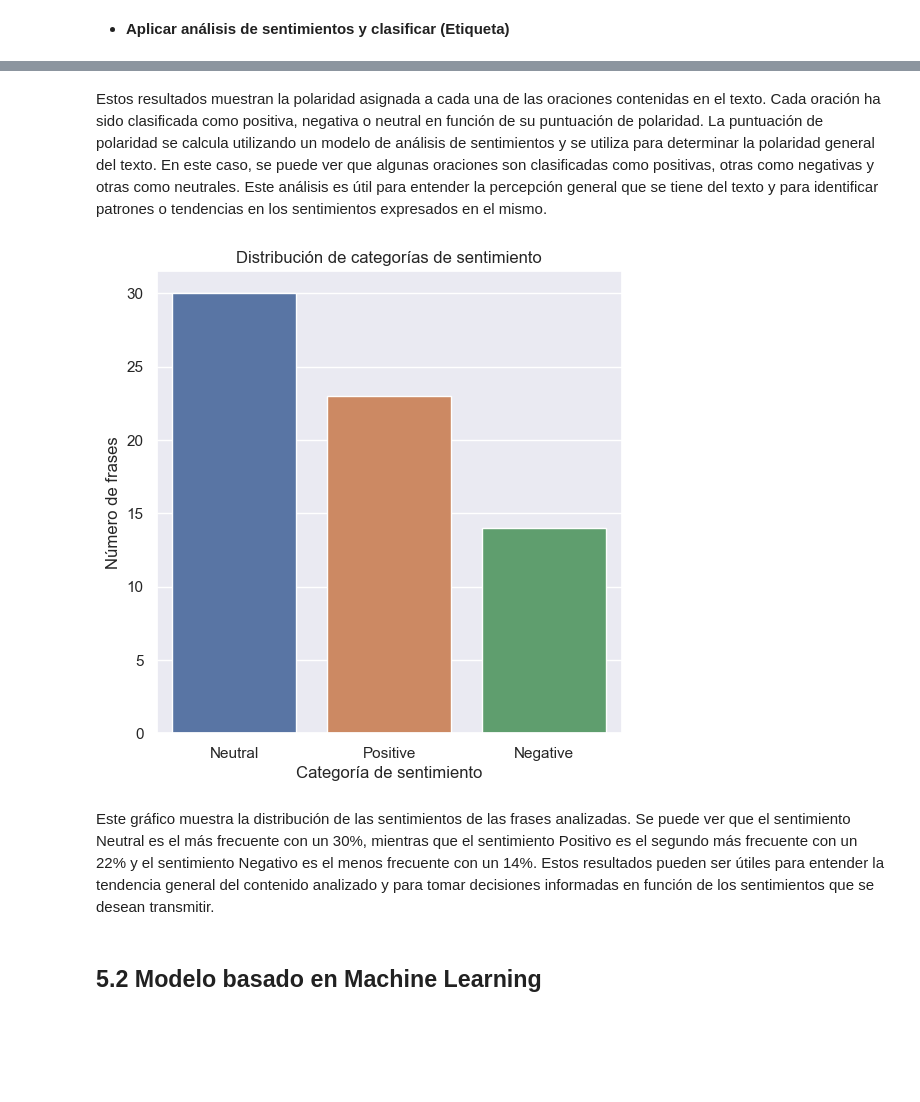
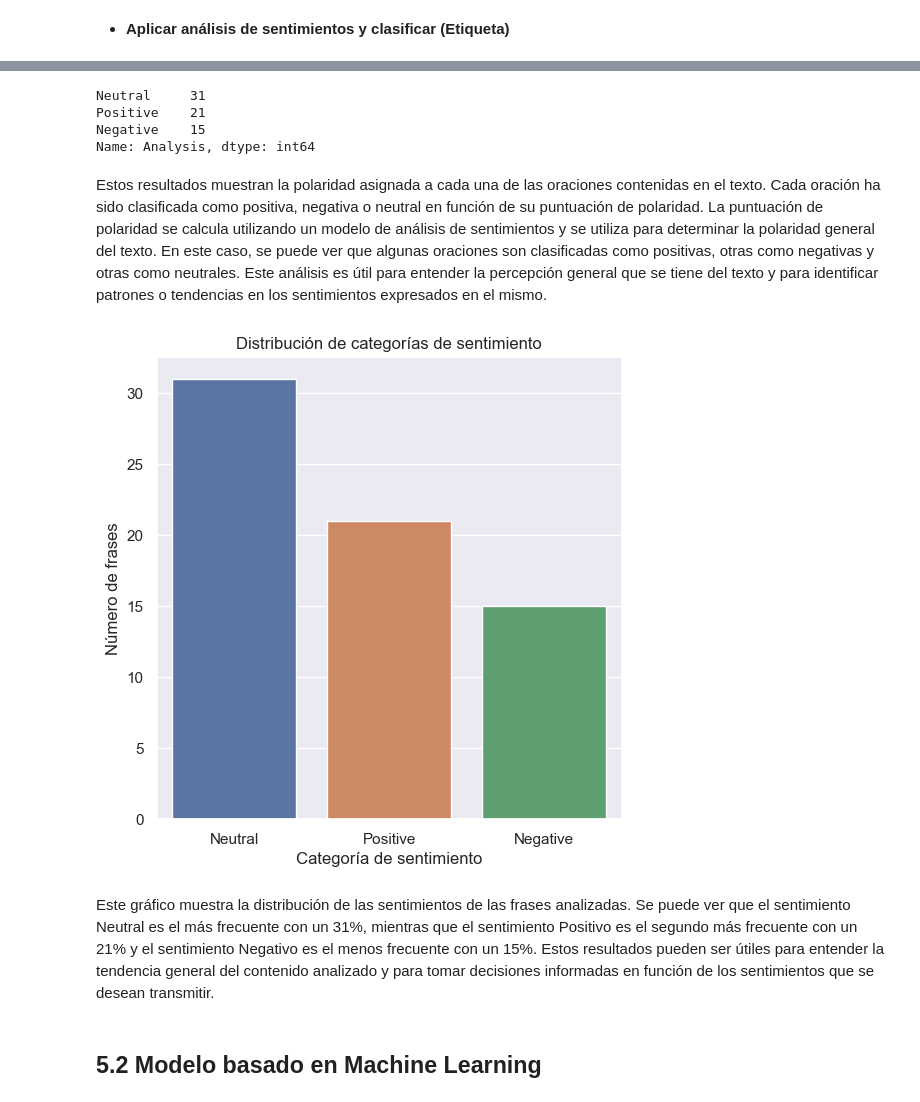
Before and after one commit to neiluz/IT_Academy_Spring9_Text_mining, a Jupyter notebook: Spring_9_textMinning.ipynb, the cells around one changed output, grey strips where cells are left out. Saved outputs shown, nothing was run; the diff lists cells and outputs as text; code cells hidden in the pictures; blank space fills up the shorter version.

```diff
--- a/Spring_9_textMinning.ipynb
+++ b/Spring_9_textMinning.ipynb
@@ -700,17 +777,0 @@ sentences_data
-# %%
-#Clasificación de Sentimiento basado en el Compound Score
-score = sentences_data['Compound'].values
-sentiment = []
-for i in score:
-    if i >= 0.05:
-        sentiment.append('Positive')
-    elif i <= -0.05:
-        sentiment.append('Negative')
-    else:
-        sentiment.append('Neutral')
-
-sentences_data['Sentiment'] = sentiment
-
-#nuevo dataframe con los resulto de la clasificacion
-new_data_class = sentences_data[['Sentences', 'Sentiment']]
-new_data_class
@@ -730,0 +785,20 @@ new_data_class
+# %%
+# function to calculate subjectivity
+def getSubjectivity(review):
+    return TextBlob(review).sentiment.subjectivity
+
+# function to calculate polarity
+def getPolarity(review):
+    return TextBlob(review).sentiment.polarity
+
+# function to analyze the reviews
+def analysis(score):
+    if score < 0:
+        return 'Negative'
+    elif score == 0:
+        return 'Neutral'
+    else:
+        return 'Positive'
+# %%
+final_data = pd.DataFrame(sentences_data[['Sentences', 'Lemma']])
+final_data
@@ -730,0 +819,5 @@ new_data_class
+# %%
+# fin_data['Subjectivity'] = fin_data['Lemma'].apply(getSubjectivity)
+final_data['Polarity'] = final_data['Lemma'].apply(getPolarity)
+final_data['Analysis'] = final_data['Polarity'].apply(analysis)
+final_data.head()
@@ -731,24 +831,33 @@ new_data_class
+# %%
+tb_counts = final_data.Analysis.value_counts()
+
+tb_counts
+# %% [output]
+Neutral     31
+Positive    21
+Negative    15
+Name: Analysis, dtype: int64
 # %% [markdown]
 Estos resultados muestran la polaridad asignada a cada una de las oraciones contenidas en el texto. Cada oración ha sido clasificada como positiva, negativa o neutral en función de su puntuación de polaridad. La puntuación de polaridad se calcula utilizando un modelo de análisis de sentimientos y se utiliza para determinar la polaridad general del texto. En este caso, se puede ver que algunas oraciones son clasificadas como positivas, otras como negativas y otras como neutrales. Este análisis es útil para entender la percepción general que se tiene del texto y para identificar patrones o tendencias en los sentimientos expresados en el mismo.
 # %%
 # Contar el número de frases en cada categoría de sentimiento
-sentiment_count = new_data_class['Sentiment'].value_counts()
+sentiment_count = final_data['Analysis'].value_counts()
 
 # Crear un gráfico de barras
 plt.figure(figsize=(6,6))
 sns.barplot(sentiment_count.index, sentiment_count.values)
 
 # Añadir etiquetas y título al gráfico
 plt.title('Distribución de categorías de sentimiento')
 plt.xlabel('Categoría de sentimiento')
 plt.ylabel('Número de frases')
 
 # Mostrar el gráfico
 plt.show()
 # %% [output]
-[figure, old version]
+[figure, new version]
 # %% [markdown]
-Este gráfico muestra la distribución de las sentimientos de las frases analizadas. Se puede ver que el sentimiento Neutral es el más frecuente con un 30%, mientras que el sentimiento Positivo es el segundo más frecuente con un 22% y el sentimiento Negativo es el menos frecuente con un 14%. Estos resultados pueden ser útiles para entender la tendencia general del contenido analizado y para tomar decisiones informadas en función de los sentimientos que se desean transmitir.
+Este gráfico muestra la distribución de las sentimientos de las frases analizadas. Se puede ver que el sentimiento Neutral es el más frecuente con un 31%, mientras que el sentimiento Positivo es el segundo más frecuente con un 21% y el sentimiento Negativo es el menos frecuente con un 15%. Estos resultados pueden ser útiles para entender la tendencia general del contenido analizado y para tomar decisiones informadas en función de los sentimientos que se desean transmitir.
 # %% [markdown]
 ## 5.2 Modelo basado en Machine Learning
 # %% [markdown]
```
Also changed, not shown: parts of 51 cells of this notebook.
